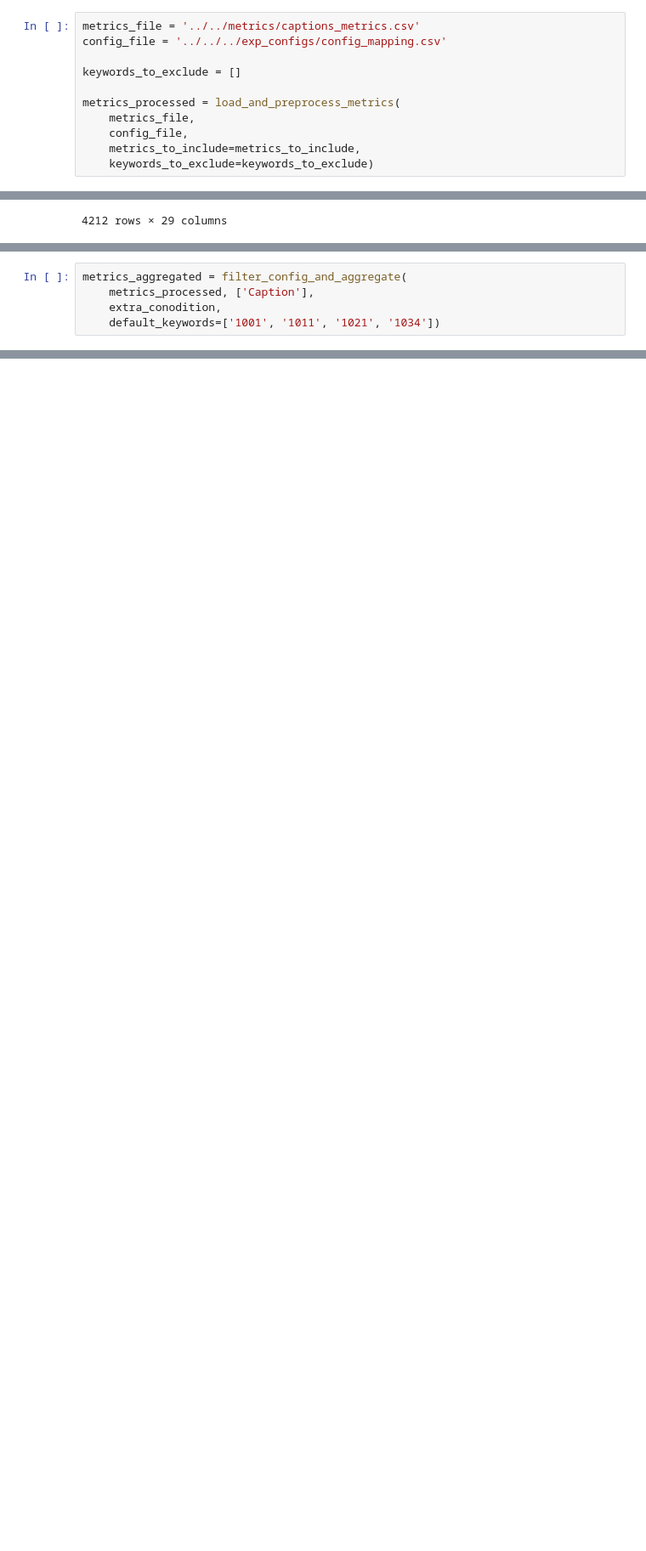
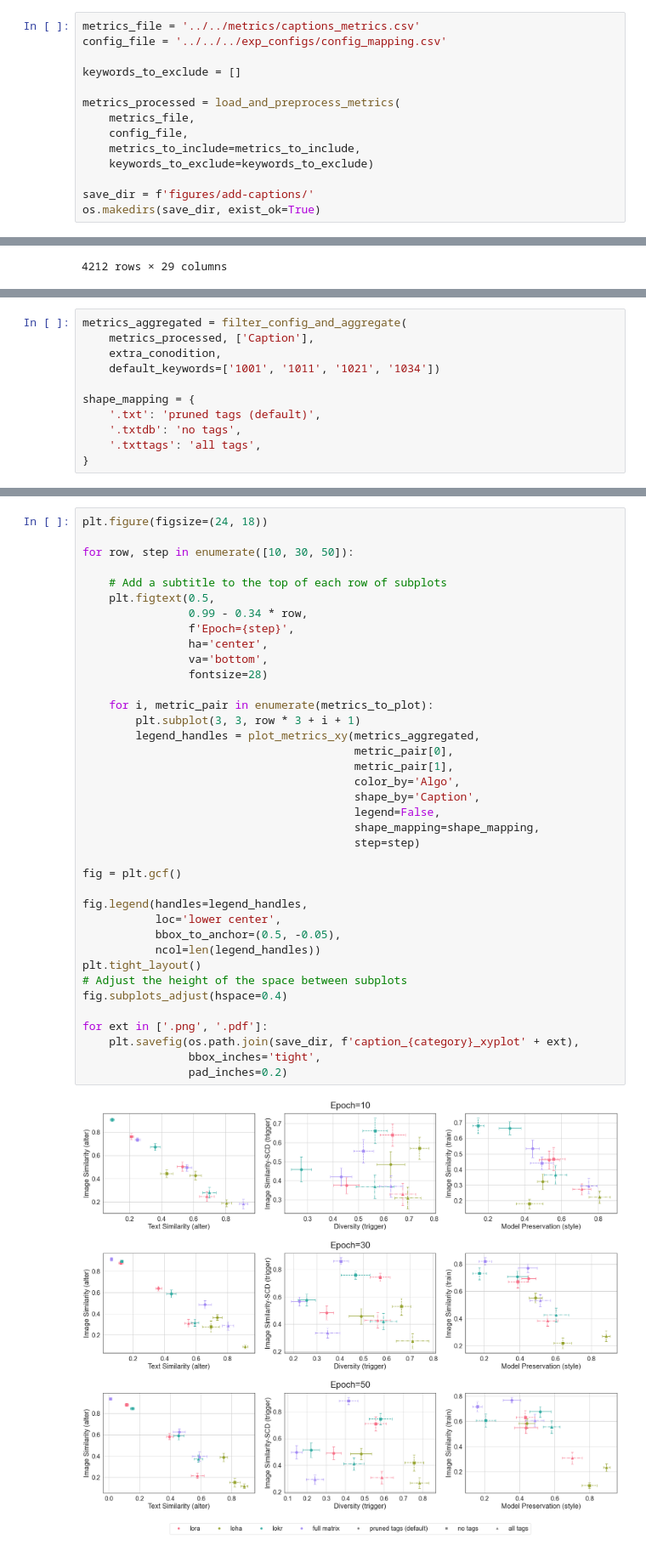
Before and after one commit to cyber-meow/LyCORIS-evaluation, a Jupyter notebook: results/notebooks/xy_plot/xy_plot_paper_add_exp.ipynb, the cells around one changed output, grey strips where cells are left out. Shown: that part at 85% size. Drawn from its saved outputs; the diff is of its cells as text; blank space fills up the shorter version.

```diff
--- a/results/notebooks/xy_plot/xy_plot_paper_add_exp.ipynb
+++ b/results/notebooks/xy_plot/xy_plot_paper_add_exp.ipynb
@@ -63,6 +63,9 @@ metrics_processed = load_and_preprocess_metrics(
     config_file,
     metrics_to_include=metrics_to_include,
     keywords_to_exclude=keywords_to_exclude)
+
+save_dir = f'figures/add-captions/'
+os.makedirs(save_dir, exist_ok=True)
 # %%
 metrics_processed
 # %% [output]
@@ -97,3 +95,9 @@ metrics_aggregated = filter_config_and_aggregate(
     metrics_processed, ['Caption'],
     extra_conodition,
     default_keywords=['1001', '1011', '1021', '1034'])
+
+shape_mapping = {
+    '.txt': 'pruned tags (default)',
+    '.txtdb': 'no tags',
+    '.txttags': 'all tags',
+}
@@ -166 +129,41 @@ dtype: bool
+# %%
+plt.figure(figsize=(24, 18))
+
+for row, step in enumerate([10, 30, 50]):
+
+    # Add a subtitle to the top of each row of subplots
+    plt.figtext(0.5,
+                0.99 - 0.34 * row,
+                f'Epoch={step}',
+                ha='center',
+                va='bottom',
+                fontsize=28)
+
+    for i, metric_pair in enumerate(metrics_to_plot):
+        plt.subplot(3, 3, row * 3 + i + 1)
+        legend_handles = plot_metrics_xy(metrics_aggregated,
+                                         metric_pair[0],
+                                         metric_pair[1],
+                                         color_by='Algo',
+                                         shape_by='Caption',
+                                         legend=False,
+                                         shape_mapping=shape_mapping,
+                                         step=step)
+
+fig = plt.gcf()
+
+fig.legend(handles=legend_handles,
+           loc='lower center',
+           bbox_to_anchor=(0.5, -0.05),
+           ncol=len(legend_handles))
+plt.tight_layout()
+# Adjust the height of the space between subplots
+fig.subplots_adjust(hspace=0.4)
+
+for ext in ['.png', '.pdf']:
+    plt.savefig(os.path.join(save_dir, f'caption_{category}_xyplot' + ext),
+                bbox_inches='tight',
+                pad_inches=0.2)
+# %% [output]
+[figure, added]
 # %% [markdown]
```
Also changed, not shown: parts of 23 cells of this notebook, 34 other files.
